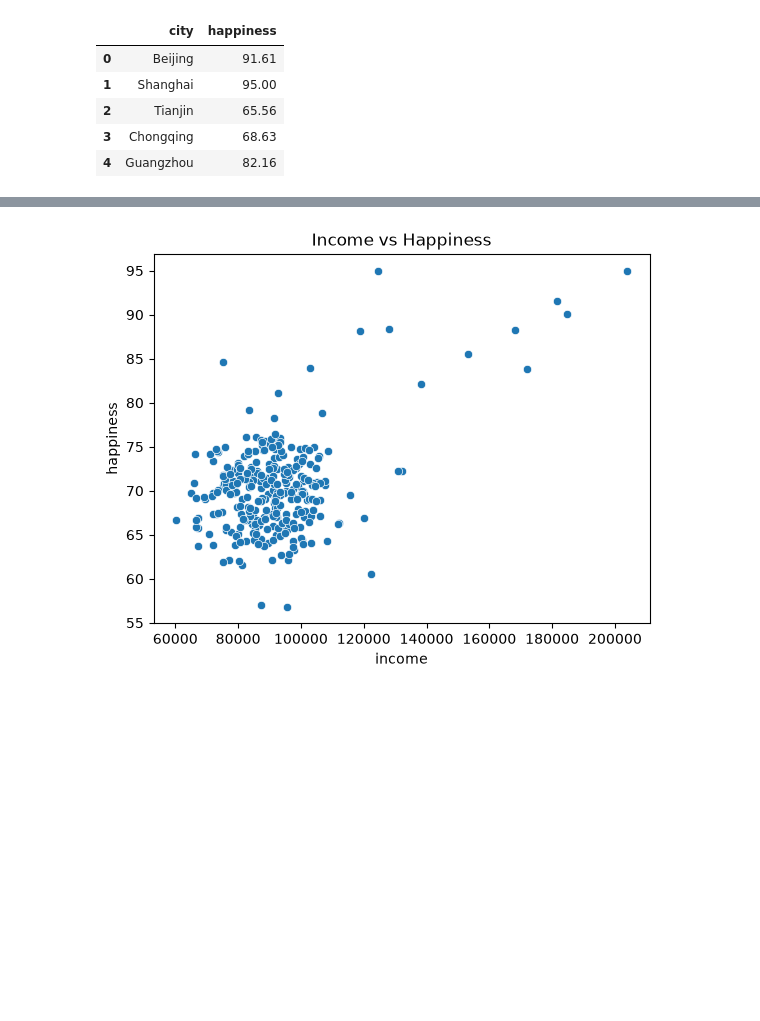
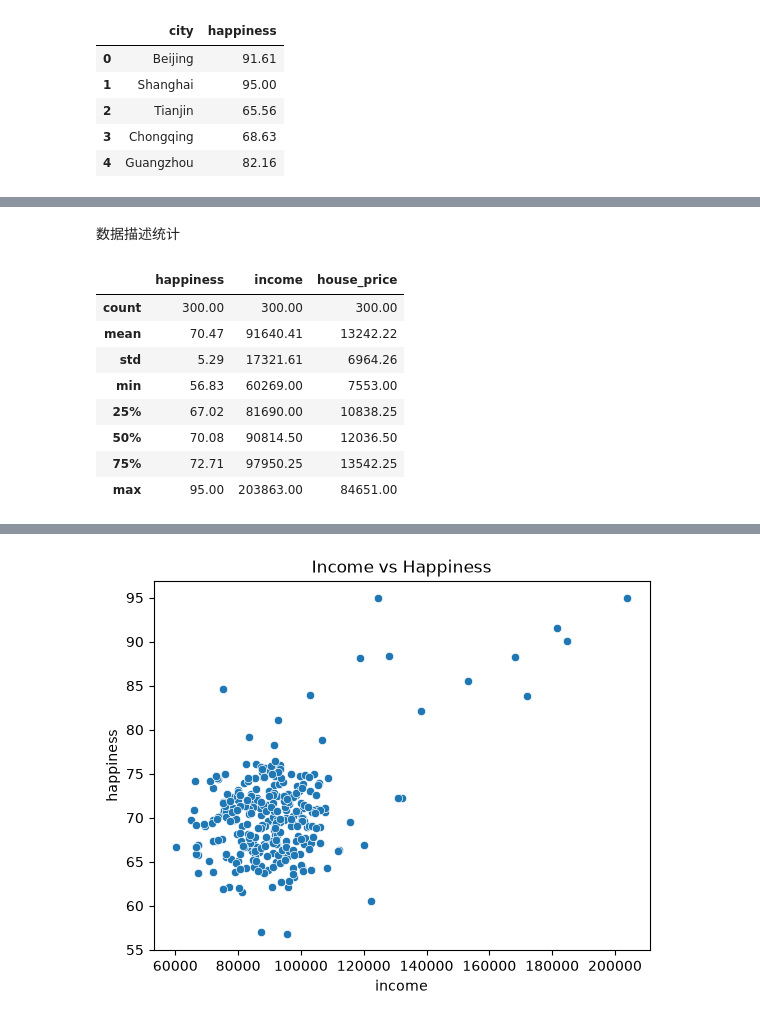
Before and after one commit to Lucewood/Git-, a Jupyter notebook: notebooks/analysis.ipynb, the cells around one changed output, grey strips where cells are left out. Saved outputs shown, nothing was run; the diff lists cells and outputs as text; code cells hidden in the pictures; blank space fills up the shorter version.

```diff
--- a/notebooks/analysis.ipynb
+++ b/notebooks/analysis.ipynb
@@ -60,0 +20,10 @@ plt.show()
+# %%
+df = (
+    happiness
+    .merge(income, on="city")
+    .merge(house, on="city")
+)
+
+print(f"数据集大小：{df.shape[0]} 行 × {df.shape[1]} 列")
+
+df.head()
@@ -60,0 +54,14 @@ plt.show()
+# %% [markdown]
+数据描述统计
+# %%
+df.describe().round(2)
+# %% [output]
+|  | happiness | income | house_price |
+| count | 300.00 | 300.00 | 300.00 |
+| mean | 70.47 | 91640.41 | 13242.22 |
+| std | 5.29 | 17321.61 | 6964.26 |
+| min | 56.83 | 60269.00 | 7553.00 |
+| 25% | 67.02 | 81690.00 | 10838.25 |
+| 50% | 70.08 | 90814.50 | 12036.50 |
+| 75% | 72.71 | 97950.25 | 13542.25 |
+| max | 95.00 | 203863.00 | 84651.00 |
```
Also changed, not shown: parts of 19 cells of this notebook, 1 other file.
